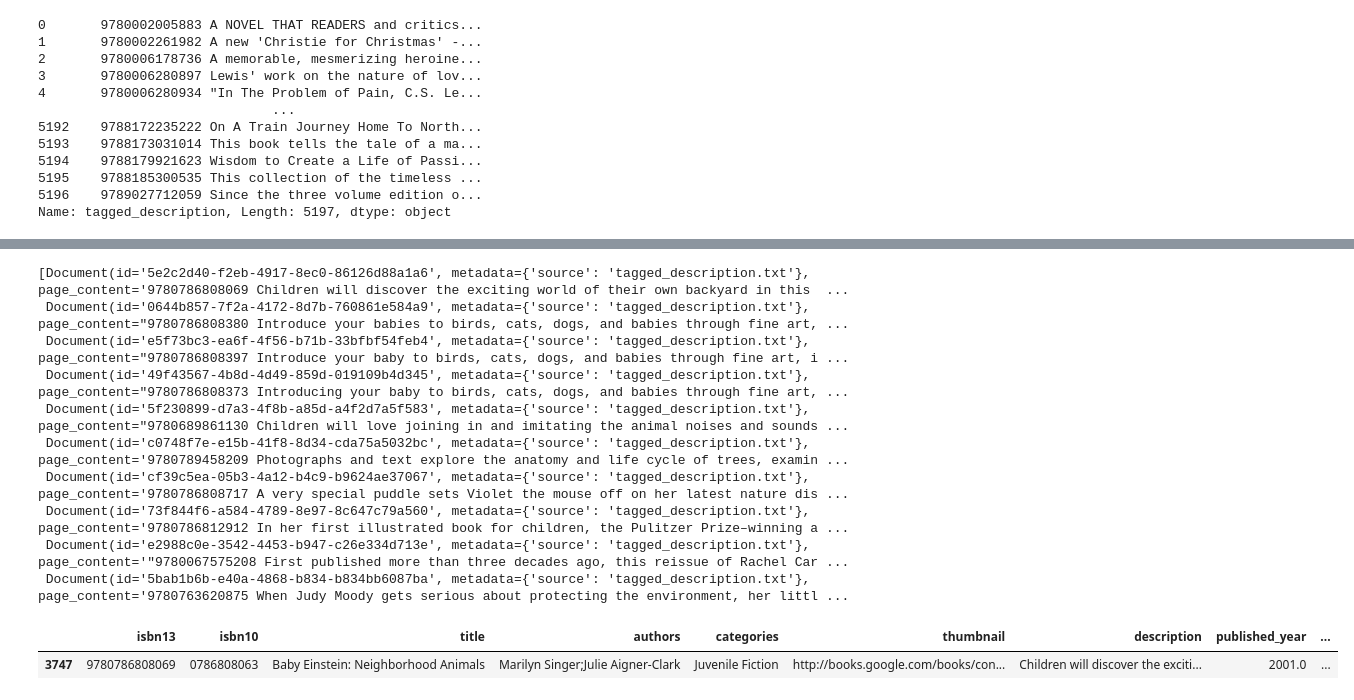
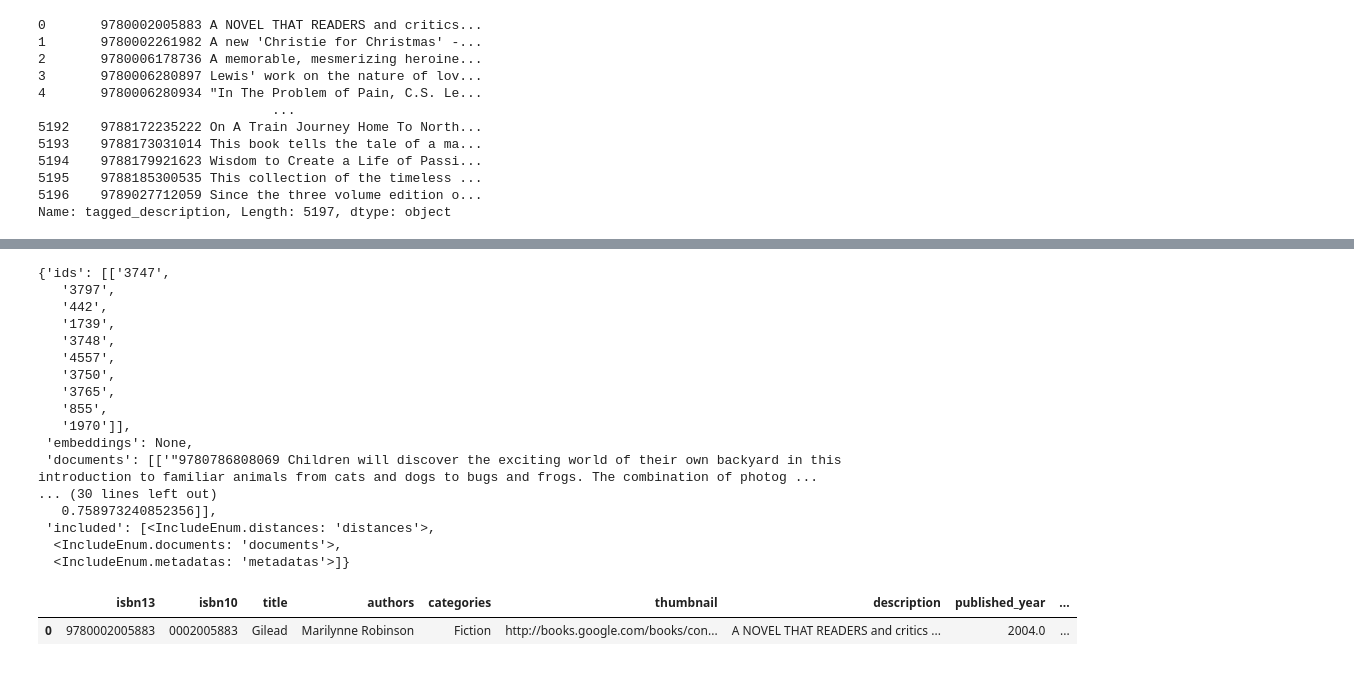
Before and after one commit to ParthSharma272/Semantica, a Jupyter notebook: vector-search.ipynb, the cells around one changed output, grey strips where cells are left out. Drawn from its saved outputs; the diff is of its cells as text; code cells hidden in the pictures.

```diff
--- a/vector-search.ipynb
+++ b/vector-search.ipynb
@@ -63,0 +134,7 @@ db_books = Chroma.from_documents(
+# %%
+def get_gemini_embedding(text):
+    response = genai.embed_content(
+        model="models/gemini-embedding-exp-03-07",
+        content={"parts": [{"text": text}]}
+    )
+    return response['embedding']
@@ -64,21 +211,31 @@ db_books = Chroma.from_documents(
 # %%
 query = "A book to teach children about nature"
-docs = db_books.similarity_search(query, k = 10)
-docs
+results = collection.query(
+	query_embeddings=[get_gemini_embedding(query)],
+	n_results=10
+)
+results
 # %% [output]
-[Document(id='5e2c2d40-f2eb-4917-8ec0-86126d88a1a6', metadata={'source': 'tagged_description.txt'}, page_content='9780786808069 Children will discover the exciting world of their own backyard in this  ...
- Document(id='0644b857-7f2a-4172-8d7b-760861e584a9', metadata={'source': 'tagged_description.txt'}, page_content="9780786808380 Introduce your babies to birds, cats, dogs, and babies through fine art, ...
- Document(id='e5f73bc3-ea6f-4f56-b71b-33bfbf54feb4', metadata={'source': 'tagged_description.txt'}, page_content="9780786808397 Introduce your baby to birds, cats, dogs, and babies through fine art, i ...
- Document(id='49f43567-4b8d-4d49-859d-019109b4d345', metadata={'source': 'tagged_description.txt'}, page_content="9780786808373 Introducing your baby to birds, cats, dogs, and babies through fine art, ...
- Document(id='5f230899-d7a3-4f8b-a85d-a4f2d7a5f583', metadata={'source': 'tagged_description.txt'}, page_content="9780689861130 Children will love joining in and imitating the animal noises and sounds ...
- Document(id='c0748f7e-e15b-41f8-8d34-cda75a5032bc', metadata={'source': 'tagged_description.txt'}, page_content='9780789458209 Photographs and text explore the anatomy and life cycle of trees, examin ...
- Document(id='cf39c5ea-05b3-4a12-b4c9-b9624ae37067', metadata={'source': 'tagged_description.txt'}, page_content='9780786808717 A very special puddle sets Violet the mouse off on her latest nature dis ...
- Document(id='73f844f6-a584-4789-8e97-8c647c79a560', metadata={'source': 'tagged_description.txt'}, page_content='9780786812912 In her first illustrated book for children, the Pulitzer Prize–winning a ...
- Document(id='e2988c0e-3542-4453-b947-c26e334d713e', metadata={'source': 'tagged_description.txt'}, page_content='"9780067575208 First published more than three decades ago, this reissue of Rachel Car ...
- Document(id='5bab1b6b-e40a-4868-b834-b834bb6087ba', metadata={'source': 'tagged_description.txt'}, page_content='9780763620875 When Judy Moody gets serious about protecting the environment, her littl ...
+{'ids': [['3747',
+   '3797',
+   '442',
+   '1739',
+   '3748',
+   '4557',
+   '3750',
+   '3765',
+   '855',
+   '1970']],
+ 'embeddings': None,
+ 'documents': [['"9780786808069 Children will discover the exciting world of their own backyard in this introduction to familiar animals from cats and dogs to bugs and frogs. The combination of photog ...
+... (30 lines left out)
+   0.758973240852356]],
+ 'included': [<IncludeEnum.distances: 'distances'>,
+  <IncludeEnum.documents: 'documents'>,
+  <IncludeEnum.metadatas: 'metadatas'>]}
 # %%
-books[books["isbn13"] == int(docs[0].page_content.split()[0].strip())]
+books[books["isbn13"] == int(documents[0].page_content.split()[0].strip('"'))]
 # %% [output]
 |  | isbn13 | isbn10 | title | authors | categories | thumbnail | description | published_year | ... |
-| 3747 | 9780786808069 | 0786808063 | Baby Einstein: Neighborhood Animals | Marilyn Singer;Julie Aigner-Clark | Juvenile Fiction | http://books.google.com/books/con... | Children will discover the exciti... | 2001.0 | ... |
+| 0 | 9780002005883 | 0002005883 | Gilead | Marilynne Robinson | Fiction | http://books.google.com/books/con... | A NOVEL THAT READERS and critics ... | 2004.0 | ... |
 # %%
```
Also changed, not shown: parts of 15 cells of this notebook, 34 other files.
